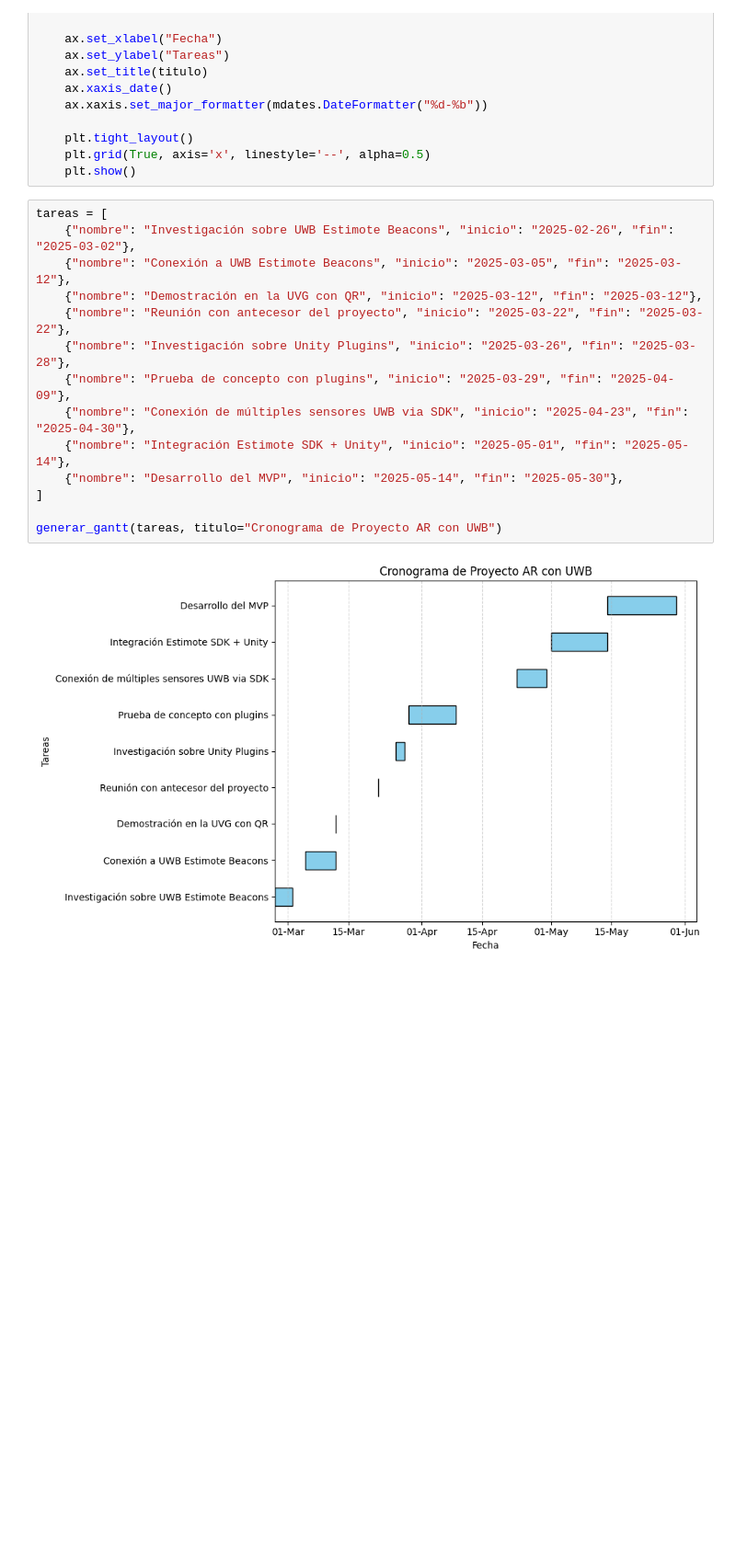
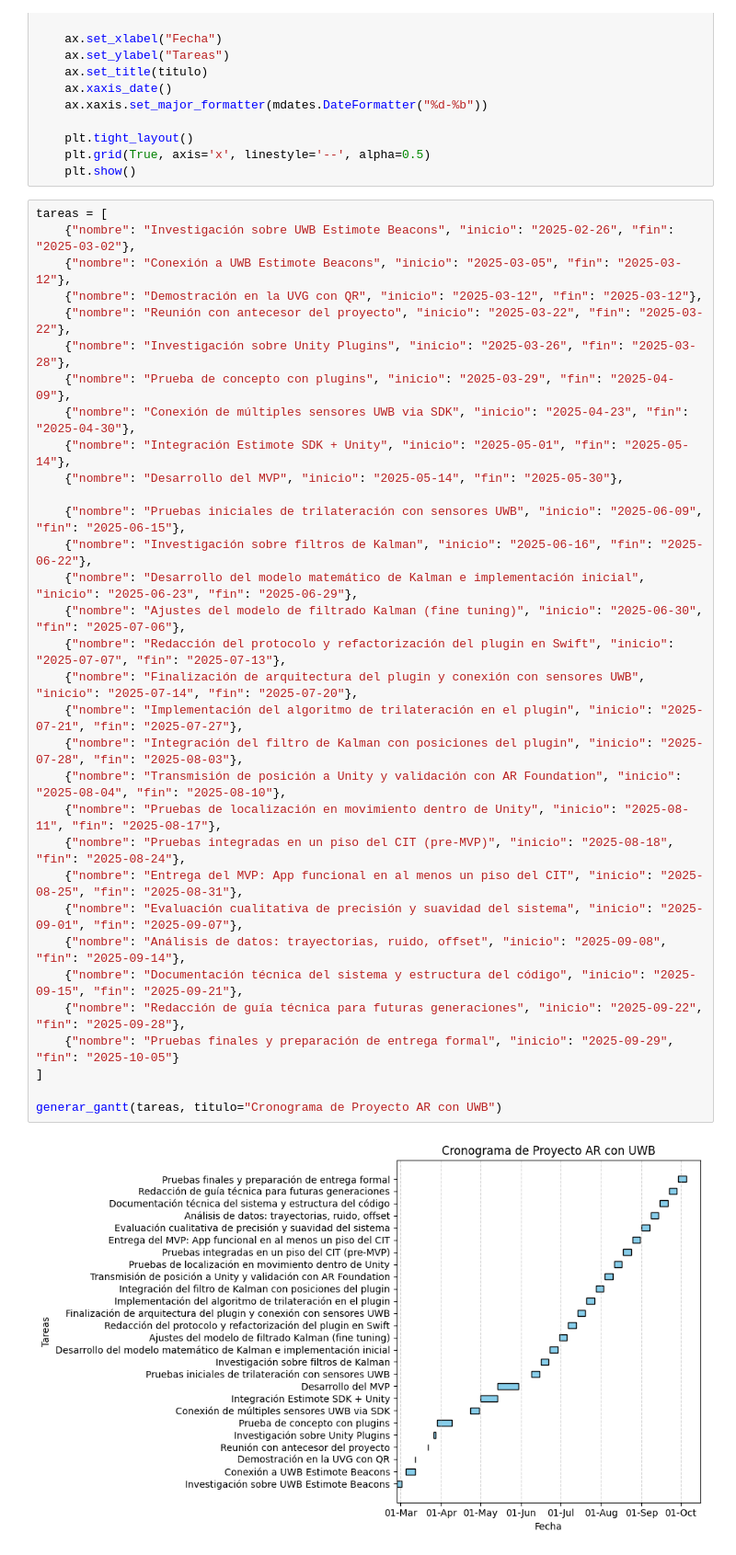
Before and after one commit to gusanitor8/ProyectoDeGraduacion_TrabajoEscrito, a Jupyter notebook: tools/gantt.ipynb, the cells around one changed output. Shown: that part at 92% size. Drawn from its saved outputs; the diff is of its cells as text; blank space fills up the shorter version.

```diff
--- a/tools/gantt.ipynb
+++ b/tools/gantt.ipynb
@@ -38,16 +38,34 @@ def generar_gantt(tareas, titulo="Diagrama de Gantt"):
 # %%
 tareas = [
     {"nombre": "Investigación sobre UWB Estimote Beacons", "inicio": "2025-02-26", "fin": "2025-03-02"},
     {"nombre": "Conexión a UWB Estimote Beacons", "inicio": "2025-03-05", "fin": "2025-03-12"},
     {"nombre": "Demostración en la UVG con QR", "inicio": "2025-03-12", "fin": "2025-03-12"},
     {"nombre": "Reunión con antecesor del proyecto", "inicio": "2025-03-22", "fin": "2025-03-22"},
     {"nombre": "Investigación sobre Unity Plugins", "inicio": "2025-03-26", "fin": "2025-03-28"},
     {"nombre": "Prueba de concepto con plugins", "inicio": "2025-03-29", "fin": "2025-04-09"},
     {"nombre": "Conexión de múltiples sensores UWB via SDK", "inicio": "2025-04-23", "fin": "2025-04-30"},
     {"nombre": "Integración Estimote SDK + Unity", "inicio": "2025-05-01", "fin": "2025-05-14"},
     {"nombre": "Desarrollo del MVP", "inicio": "2025-05-14", "fin": "2025-05-30"},
+
+    {"nombre": "Pruebas iniciales de trilateración con sensores UWB", "inicio": "2025-06-09", "fin": "2025-06-15"},
+    {"nombre": "Investigación sobre filtros de Kalman", "inicio": "2025-06-16", "fin": "2025-06-22"},
+    {"nombre": "Desarrollo del modelo matemático de Kalman e implementación inicial", "inicio": "2025-06-23", "fin": "2025-06-29"},
+    {"nombre": "Ajustes del modelo de filtrado Kalman (fine tuning)", "inicio": "2025-06-30", "fin": "2025-07-06"},
+    {"nombre": "Redacción del protocolo y refactorización del plugin en Swift", "inicio": "2025-07-07", "fin": "2025-07-13"},
+    {"nombre": "Finalización de arquitectura del plugin y conexión con sensores UWB", "inicio": "2025-07-14", "fin": "2025-07-20"},
+    {"nombre": "Implementación del algoritmo de trilateración en el plugin", "inicio": "2025-07-21", "fin": "2025-07-27"},
+    {"nombre": "Integración del filtro de Kalman con posiciones del plugin", "inicio": "2025-07-28", "fin": "2025-08-03"},
+    {"nombre": "Transmisión de posición a Unity y validación con AR Foundation", "inicio": "2025-08-04", "fin": "2025-08-10"},
+    {"nombre": "Pruebas de localización en movimiento dentro de Unity", "inicio": "2025-08-11", "fin": "2025-08-17"},
+    {"nombre": "Pruebas integradas en un piso del CIT (pre-MVP)", "inicio": "2025-08-18", "fin": "2025-08-24"},
+    {"nombre": "Entrega del MVP: App funcional en al menos un piso del CIT", "inicio": "2025-08-25", "fin": "2025-08-31"},
+    {"nombre": "Evaluación cualitativa de precisión y suavidad del sistema", "inicio": "2025-09-01", "fin": "2025-09-07"},
+    {"nombre": "Análisis de datos: trayectorias, ruido, offset", "inicio": "2025-09-08", "fin": "2025-09-14"},
+    {"nombre": "Documentación técnica del sistema y estructura del código", "inicio": "2025-09-15", "fin": "2025-09-21"},
+    {"nombre": "Redacción de guía técnica para futuras generaciones", "inicio": "2025-09-22", "fin": "2025-09-28"},
+    {"nombre": "Pruebas finales y preparación de entrega formal", "inicio": "2025-09-29", "fin": "2025-10-05"}
 ]
 
 generar_gantt(tareas, titulo="Cronograma de Proyecto AR con UWB")
 # %% [output]
-[figure, old version]
+[figure, new version]
```
Also changed, not shown: 3 other files.
